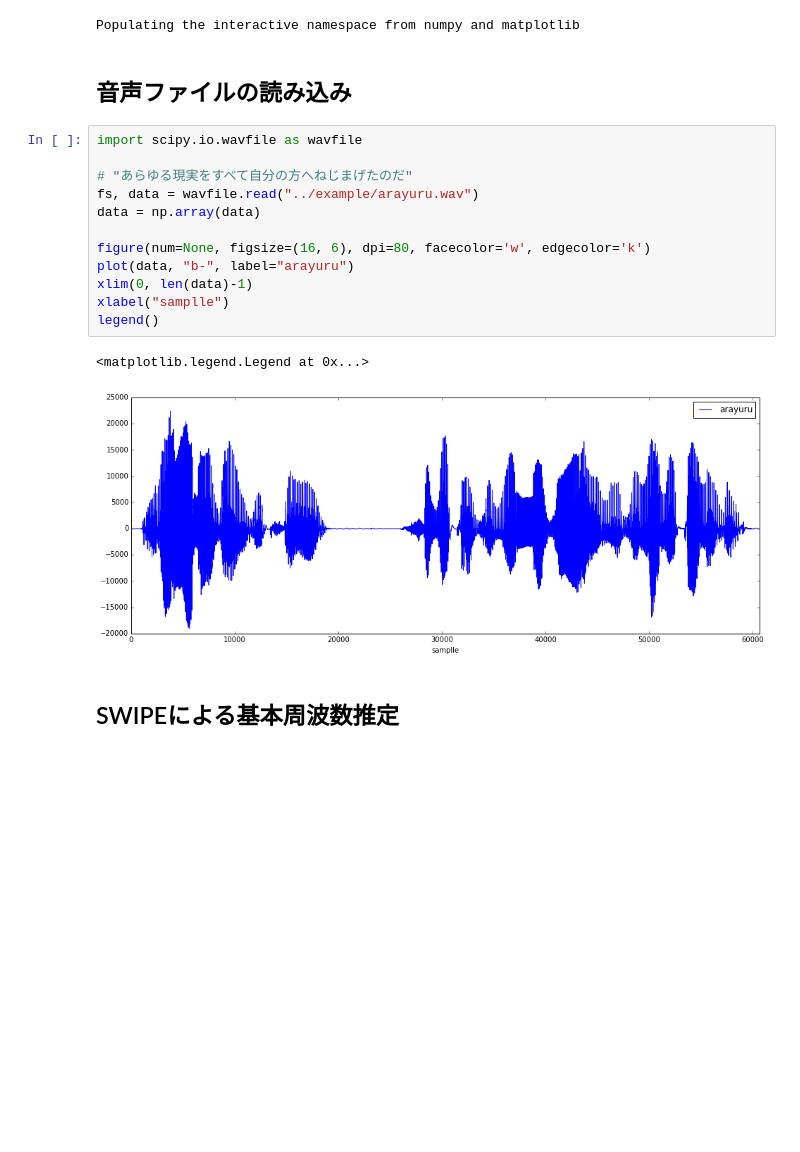
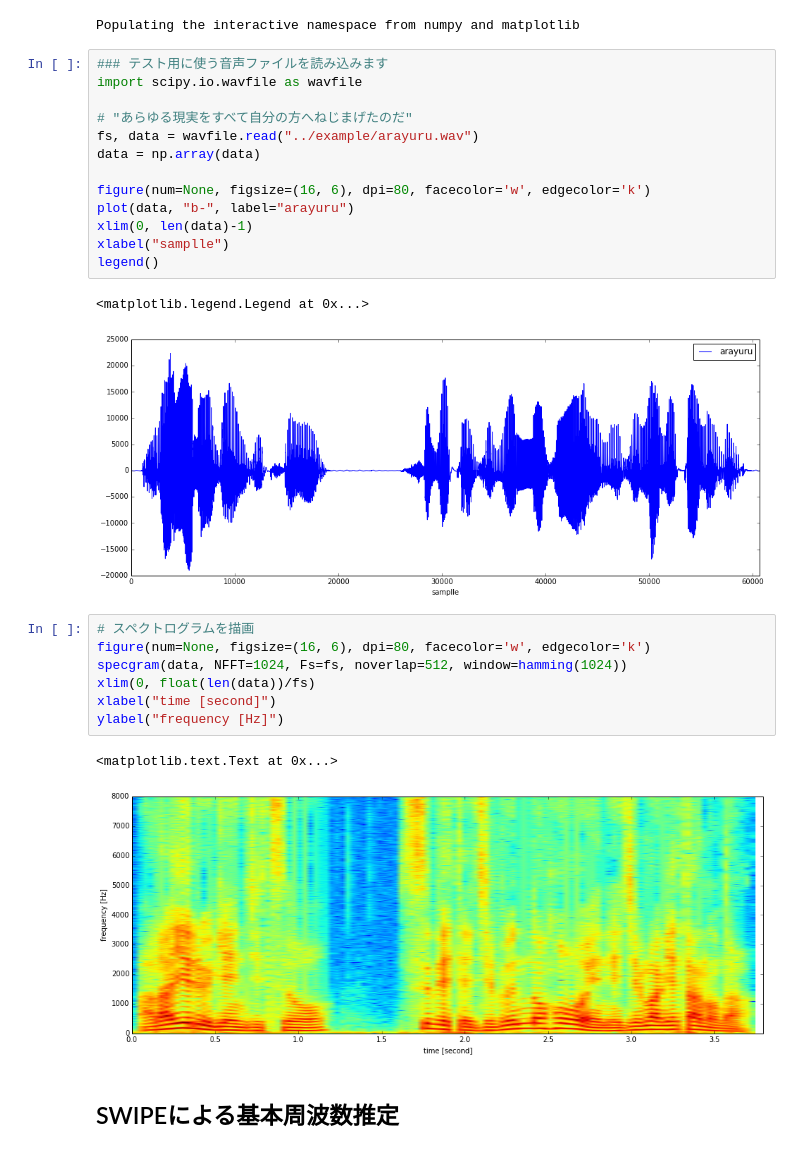
Before and after one commit to r9y9/SPTK, a Jupyter notebook: notebook/SPTK calling from python.ipynb, the cells around one changed output. Cells and saved outputs as stored; diff of their text form; blank space fills up the shorter version.

```diff
--- a/notebook/SPTK calling from python.ipynb
+++ b/notebook/SPTK calling from python.ipynb
@@ -9,9 +11,8 @@ import sptk
 %pylab inline
 # %% [output]
 Populating the interactive namespace from numpy and matplotlib
-# %% [markdown]
-## 音声ファイルの読み込み
 # %%
+### テスト用に使う音声ファイルを読み込みます
 import scipy.io.wavfile as wavfile
 
 # "あらゆる現実をすべて自分の方へねじまげたのだ"
@@ -26,6 +27,16 @@ legend()
 # %% [output]
 <matplotlib.legend.Legend at 0x...>
 [figure]
+# %%
+# スペクトログラムを描画
+figure(num=None, figsize=(16, 6), dpi=80, facecolor='w', edgecolor='k')
+specgram(data, NFFT=1024, Fs=fs, noverlap=512, window=hamming(1024))
+xlim(0, float(len(data))/fs)
+xlabel("time [second]")
+ylabel("frequency [Hz]")
+# %% [output]
+<matplotlib.text.Text at 0x...>
+[figure, added]
 # %% [markdown]
 ## SWIPEによる基本周波数推定
 # %%
```
Also changed, not shown: parts of 2 cells of this notebook.
